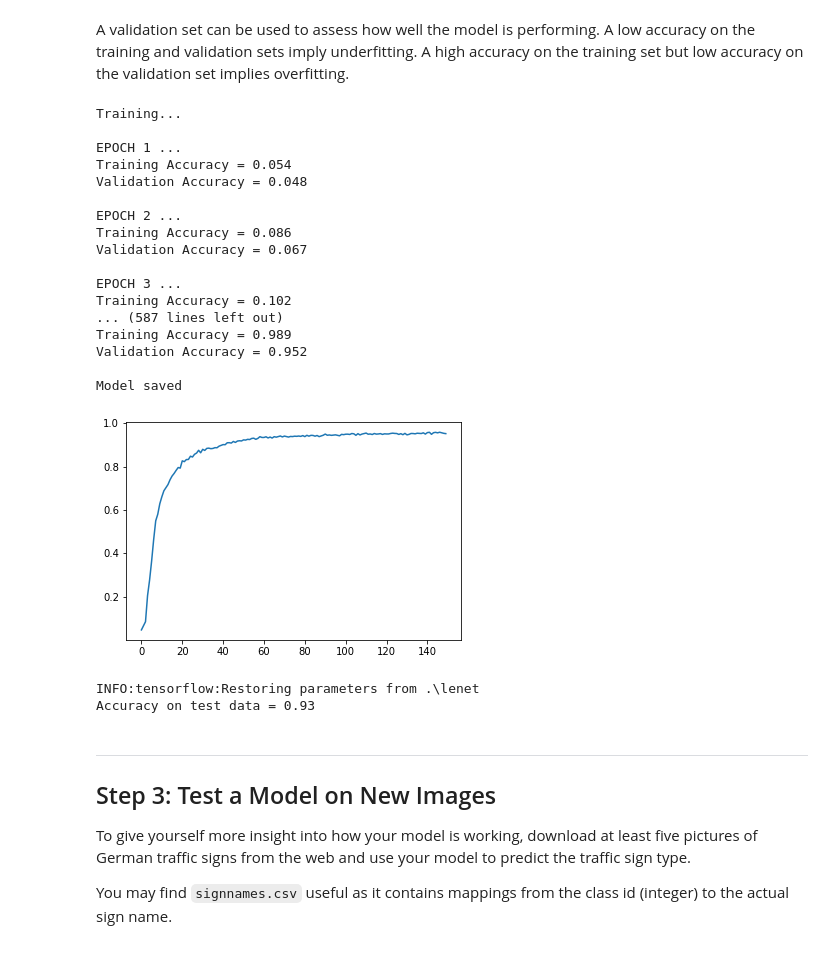
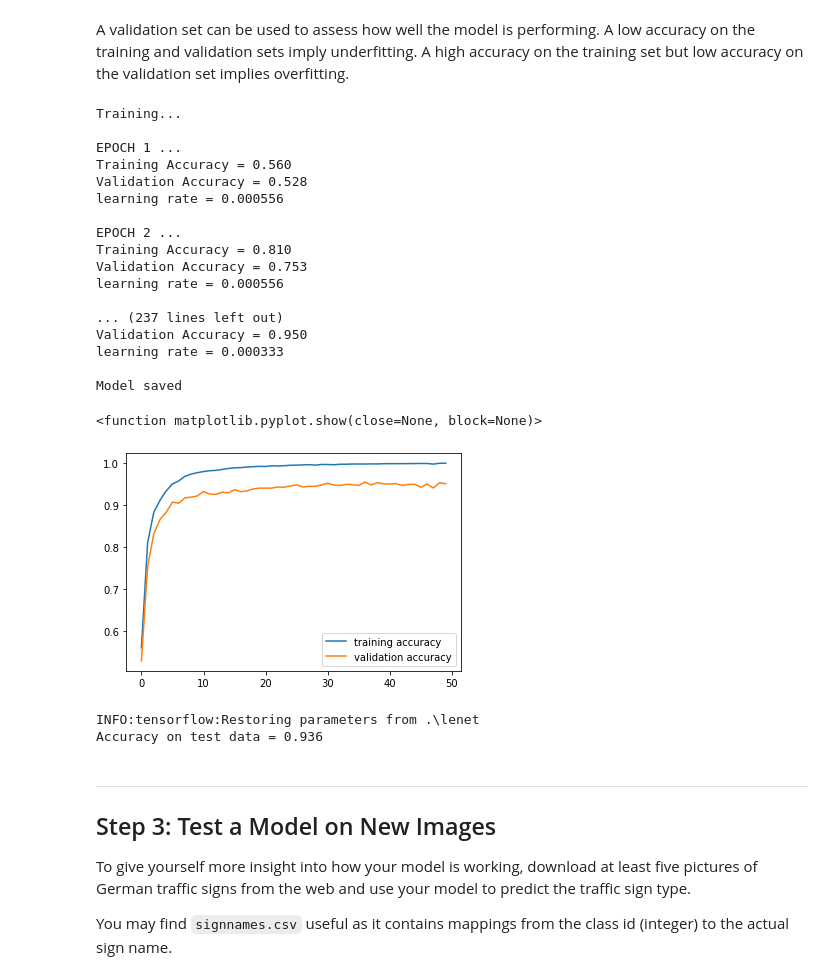
Before and after one commit to chrMenzel/CarND-Traffic-Sign-Classifier-Project-master, a Jupyter notebook: CarND-Traffic-Sign-Classifier-Project-master/Traffic_Sign_Classifier.ipynb, the cells around one changed output. Drawn from its saved outputs; the diff is of its cells as text; code cells hidden in the pictures.

```diff
--- a/CarND-Traffic-Sign-Classifier-Project-master/Traffic_Sign_Classifier.ipynb
+++ b/CarND-Traffic-Sign-Classifier-Project-master/Traffic_Sign_Classifier.ipynb
@@ -576,14 +573,15 @@ with tf.Session() as sess:
     print("Training...")
     print()
     validation_accuracies = []
+    training_accuracies = []
 
     for i in range(EPOCHS):
 
-        #if i > 1 and i % 5 == 0:
-        #    rate *= 0.99
+        if i > 1 and (i + 1) % 5 == 0:
+            rate *= 0.95
 
-        if i > 0:
-            rate = 0.000556 * tf.math.exp(0.1 * (10 - i))
+        #if i > 0:
+        #    rate = 0.000556 * tf.math.exp(0.1 * (10 - i))
 
         X_train, train_preProcessed, y_train = shuffle(X_train, train_preProcessed, y_train)
         for offset in range(0, num_examples, BATCH_SIZE):
@@ -597,9 +595,12 @@ with tf.Session() as sess:
         print("EPOCH {} ...".format(i+1))
         print("Training Accuracy = {:.3f}".format(training_accuracy))
         print("Validation Accuracy = {:.3f}".format(validation_accuracy))
+        print("learning rate = {:.6f}".format(rate))
         print()
 
+        training_accuracies.append(training_accuracy)
         validation_accuracies.append(validation_accuracy)
+
 
     try:
         saver
@@ -607,39 +608,43 @@ with tf.Session() as sess:
         saver = tf.train.Saver()
     saver.save(sess, 'lenet')
     print("Model saved")
-
-    # show learning statistics
-    plt.plot(range(EPOCHS), validation_accuracies)
-    plt.show
 # %% [output]
 Training...
 
 EPOCH 1 ...
-Training Accuracy = 0.054
-Validation Accuracy = 0.048
+Training Accuracy = 0.560
+Validation Accuracy = 0.528
+learning rate = 0.000556
 
 EPOCH 2 ...
-Training Accuracy = 0.086
-Validation Accuracy = 0.067
+Training Accuracy = 0.810
+Validation Accuracy = 0.753
+learning rate = 0.000556
 
-EPOCH 3 ...
-Training Accuracy = 0.102
-... (587 lines left out)
-Training Accuracy = 0.989
-Validation Accuracy = 0.952
+... (237 lines left out)
+Validation Accuracy = 0.950
+learning rate = 0.000333
 
 Model saved
-[figure, removed]
+# %%
+# show statistics
+plt.plot(range(EPOCHS), training_accuracies, label='training accuracy')
+plt.plot(range(EPOCHS), validation_accuracies, label='validation accuracy')
+plt.legend(loc='lower right')
+plt.show
+# %% [output]
+<function matplotlib.pyplot.show(close=None, block=None)>
+[figure, added]
 # %%
 
 with tf.Session() as sess:
     saver.restore(sess, tf.train.latest_checkpoint('.'))
 
     test_acc = evaluate(test_preProcessed, y_test)
-    print("Accuracy on test data = {:.2f}".format(test_acc))
+    print("Accuracy on test data = {:.3f}".format(test_acc))
 # %% [output]
 INFO:tensorflow:Restoring parameters from .\lenet
-Accuracy on test data = 0.93
+Accuracy on test data = 0.936
 # %% [markdown]
 ---
 
```
Also changed, not shown: parts of 11 cells of this notebook, 13 other files.
